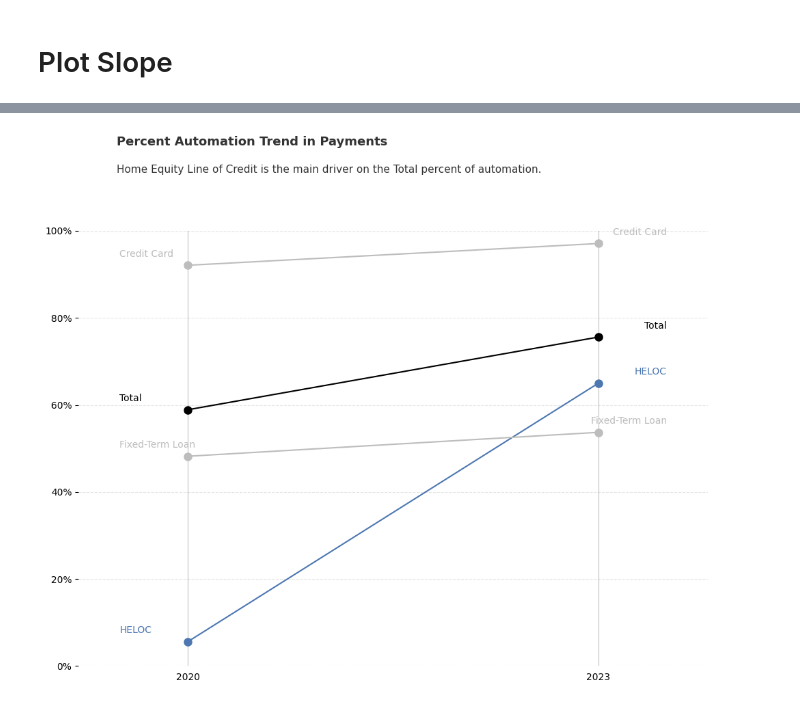
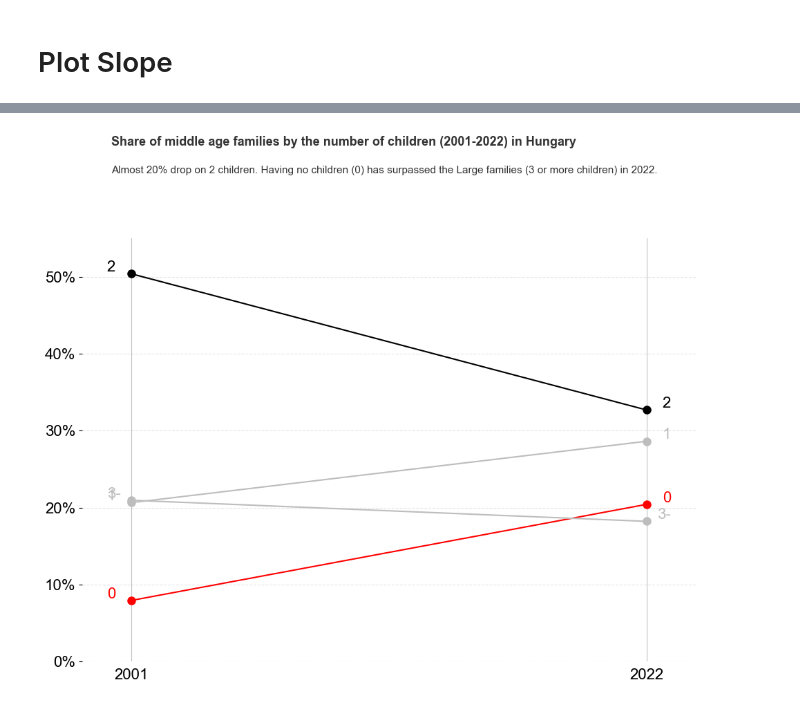
Before and after one commit to Beovulfo/lessdatamorestories, a Jupyter notebook: notebooks/children.ipynb, the cells around one changed output, grey strips where cells are left out. Saved outputs shown, nothing was run; the diff lists cells and outputs as text; code cells hidden in the pictures.

Commit message:
improving slope graph conf

```diff
--- a/notebooks/children.ipynb
+++ b/notebooks/children.ipynb
@@ -11,3 +11,5 @@ sys.path.append(path)
 from lessdatamorestories import plot_slope
 # %% [markdown]
 # Initial Plot
+# %%
+df = pd.read_csv('../data/census_hungary_children.csv', sep=';')
@@ -14,6 +25,6 @@ from lessdatamorestories import plot_slope
+# %%
+df.set_index('Year', inplace=True)
 # %%
-df = pd.read_csv('../data/payments.csv', sep=';', index_col = 'Unnamed: 0')
-df = df.transpose()
 df.index.name = 'Year'
 df.index = df.index.astype(int)
-df= df.rename({'Home Equity Line of Credit': 'HELOC'}, axis = 1)
+#df= df.rename({'Home Equity Line of Credit': 'HELOC'}, axis = 1)
@@ -46,12 +88,18 @@ plt.rc('ytick', labelsize=fontsize)
 # %%
 config = {
-    'title1': "Percent Automation Trend in Payments",
-    'title2': "Home Equity Line of Credit is the main driver on the Total percent of automation.",
-    'highlight_column': 'HELOC',
-    'second_highlight_line': 'Total',
-    'filepath': '../images/automation_trend.png'
+    'title1': "Share of middle age families by the number of children (2001-2022) in Hungary",
+    'title2': "Almost 20% drop on 2 children. Having no children (0) has surpassed the Large families (3 or more children) in 2022.",
+    'highlight_column': '0',
+    'highlight_color': 'red',
+    'second_highlight_line': '2',
+    'filepath': '../images/fertility_hungary.png',
+    'ylim_bottom': 0.0,
+    'ylim_top': 55.0,
+    'xaxis_margin': 2,
+    'shift_left': 1,
+    'shift_up': 0.3
 }
 # %%
-plot_slope(df, config)
+plot_slope(df.iloc[2:,:], config)
 # %% [output]
-[figure, old version]
+[figure, new version]
```
Also changed, not shown: parts of 5 cells of this notebook, 2 other files.
